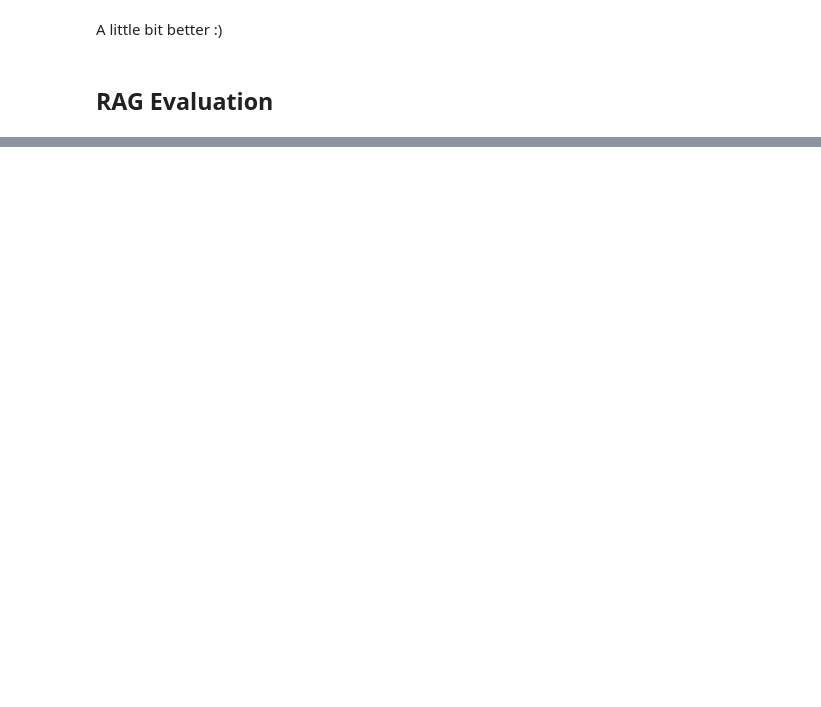
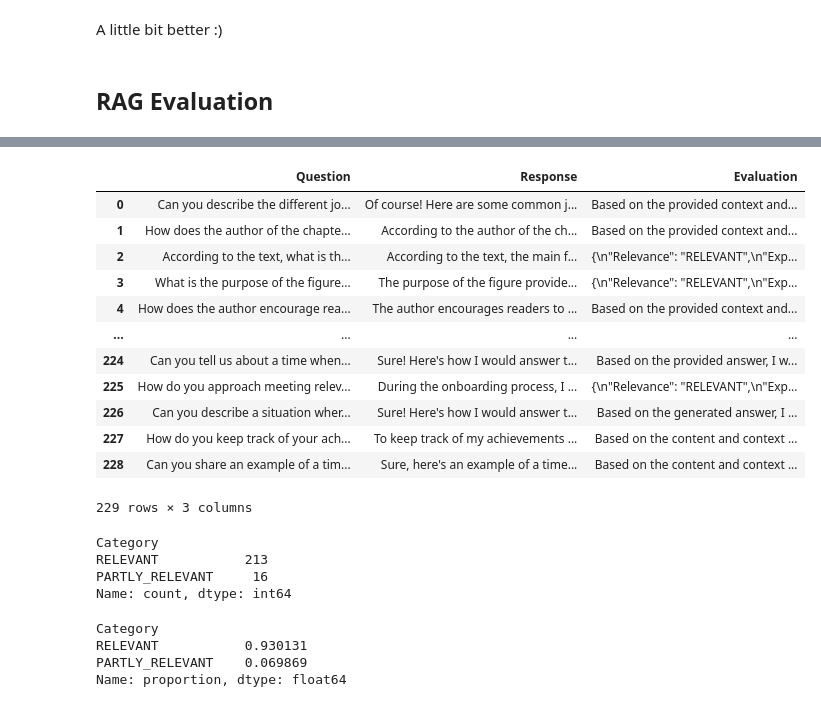
Before and after one commit to AMaldu/interview_preparation_bot, a Jupyter notebook: notebooks/rag_llama2.ipynb, the cells around one changed output, grey strips where cells are left out. Drawn from its saved outputs; the diff is of its cells as text; code cells hidden in the pictures; blank space fills up the shorter version.

```diff
--- a/notebooks/rag_llama2.ipynb
+++ b/notebooks/rag_llama2.ipynb
@@ -483,0 +470,5 @@ len(ground_truth)
+# %%
+search_results = minsearch_search_optimized(query, boost)
+relevance = generate_answer(prompt, search_results)
+
+print(relevance)
@@ -483,0 +477,3 @@ len(ground_truth)
+# %%
+for record in tqdm(ground_truth):
+    print(record)
@@ -483,0 +498,11 @@ len(ground_truth)
+# %%
+evaluations = []
+
+for record in tqdm(ground_truth):
+    question = record['question']
+    answer_llm = rag(question)
+
+    prompt = prompt2_template.format(question = question , answer_llm = answer_llm)
+    search_results = minsearch_search_optimized(query, boost)
+    relevance = generate_answer(prompt, search_results)
+    evaluations.append((record['question'], answer_llm, relevance))
@@ -483,0 +515,18 @@ len(ground_truth)
+# %%
+df_eval = pd.DataFrame(evaluations, columns=['Question', 'Response', 'Evaluation'])
+# %%
+df_eval
+# %% [output]
+|  | Question | Response | Evaluation |
+| 0 | Can you describe the different jo... | Of course! Here are some common j... | Based on the provided context and... |
+| 1 | How does the author of the chapte... | According to the author of the ch... | Based on the provided context and... |
+| 2 | According to the text, what is th... | According to the text, the main f... | {\n"Relevance": "RELEVANT",\n"Exp... |
+| 3 | What is the purpose of the figure... | The purpose of the figure provide... | {\n"Relevance": "RELEVANT",\n"Exp... |
+| 4 | How does the author encourage rea... | The author encourages readers to ... | Based on the provided context and... |
+| ... | ... | ... | ... |
+| 224 | Can you tell us about a time when... | Sure! Here's how I would answer t... | Based on the provided answer, I w... |
+| 225 | How do you approach meeting relev... | During the onboarding process, I ... | {\n"Relevance": "RELEVANT",\n"Exp... |
+| 226 | Can you describe a situation wher... | Sure! Here's how I would answer t... | Based on the generated answer, I ... |
+| 227 | How do you keep track of your ach... | To keep track of my achievements ... | Based on the content and context ... |
+| 228 | Can you share an example of a tim... | Sure, here's an example of a time... | Based on the content and context ... |
+229 rows × 3 columns
@@ -483,0 +549,15 @@ len(ground_truth)
+# %%
+category_counts
+# %% [output]
+Category
+RELEVANT           213
+PARTLY_RELEVANT     16
+Name: count, dtype: int64
+# %%
+normalized_counts = df_eval['Category'].value_counts(normalize= True)
+normalized_counts
+# %% [output]
+Category
+RELEVANT           0.930131
+PARTLY_RELEVANT    0.069869
+Name: proportion, dtype: float64
```
Also changed, not shown: parts of 23 cells of this notebook.
